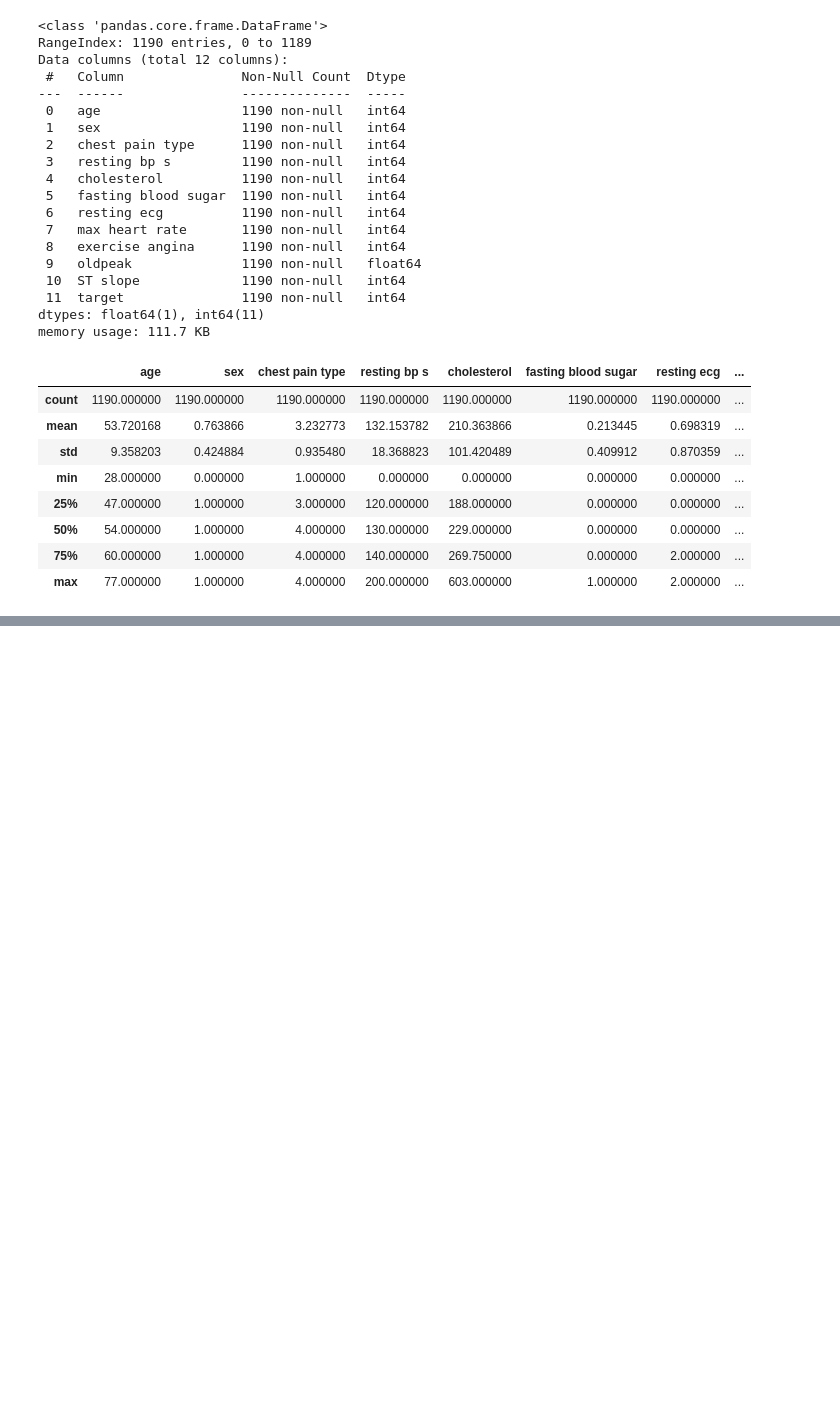
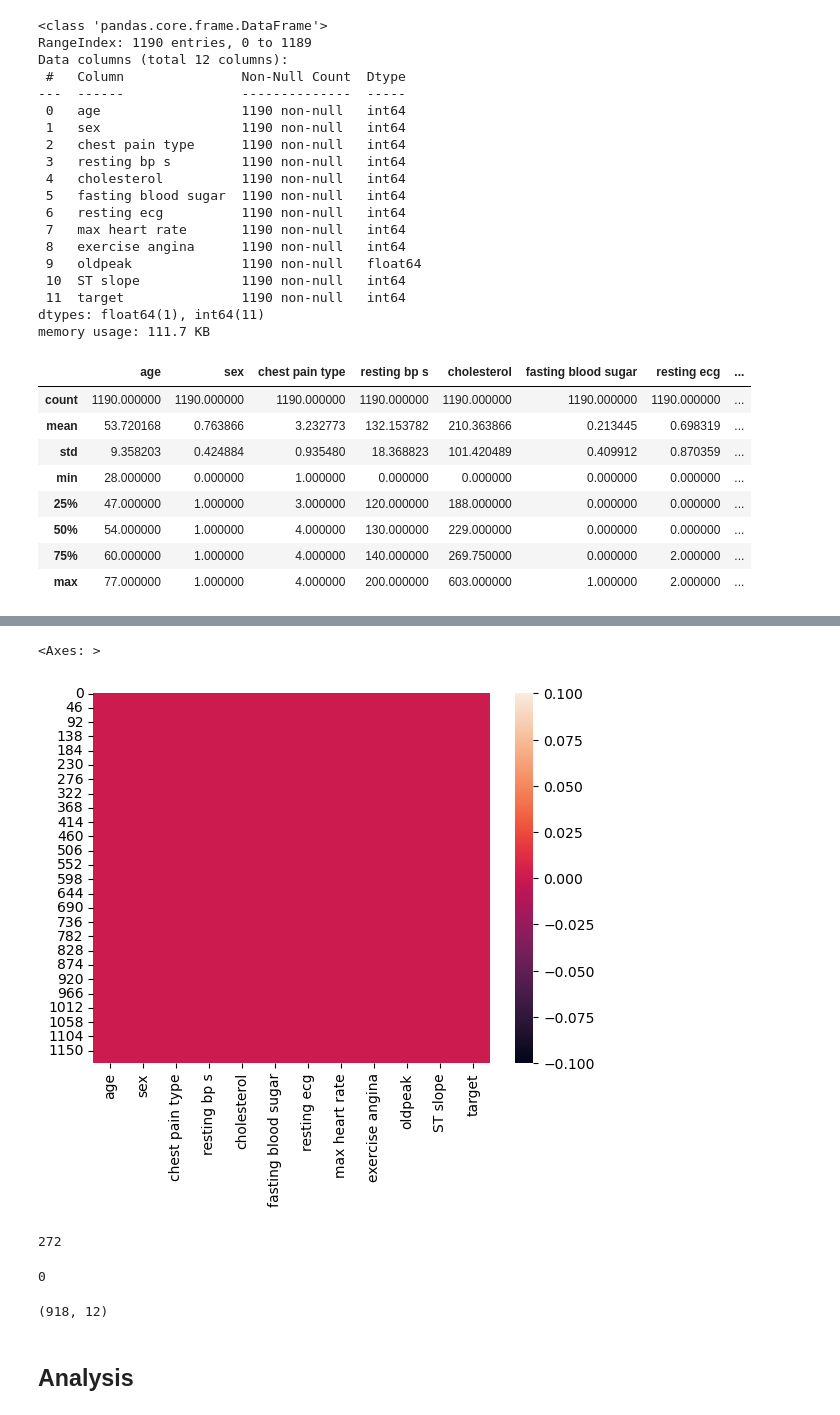
Before and after one commit to Mr-ahmedhassan/Heart-Disease-1, a Jupyter notebook: Heart Disease 1.ipynb, the cells around one changed output, grey strips where cells are left out. Saved outputs shown, nothing was run; the diff lists cells and outputs as text; code cells hidden in the pictures; blank space fills up the shorter version.

```diff
--- a/Heart Disease 1.ipynb
+++ b/Heart Disease 1.ipynb
@@ -63,0 +76,9 @@ AttributeError: 'DataFrame' object has no attribute 'sumrry'
+# %%
+sns.heatmap(data.isnull())
+# %% [output]
+<Axes: >
+[figure, added]
+# %%
+data.duplicated().sum()
+# %% [output]
+272
@@ -63,0 +87,10 @@ AttributeError: 'DataFrame' object has no attribute 'sumrry'
+# %%
+data.duplicated().sum()
+# %% [output]
+0
+# %%
+data.shape
+# %% [output]
+(918, 12)
+# %% [markdown]
+## Analysis
```
Also changed, not shown: parts of 3 cells of this notebook.
